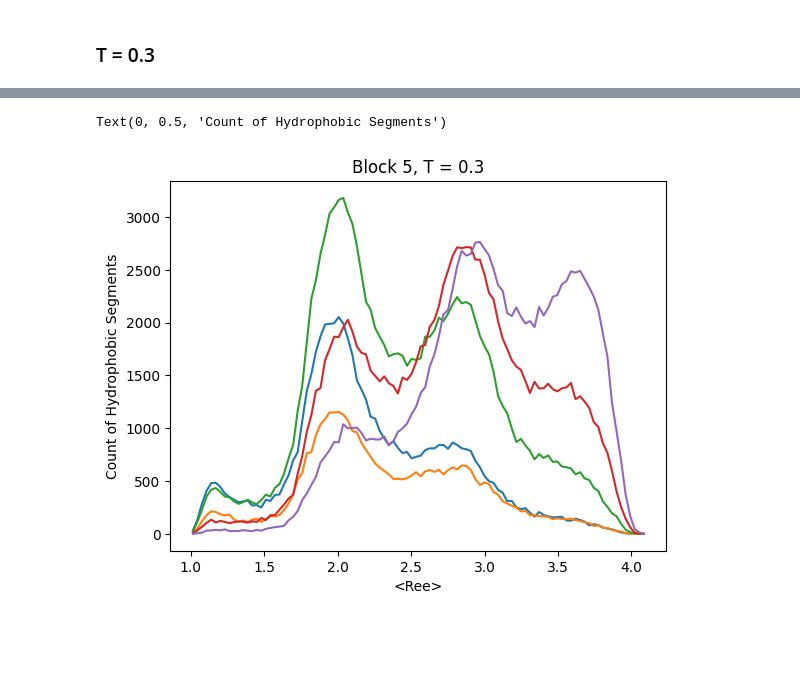
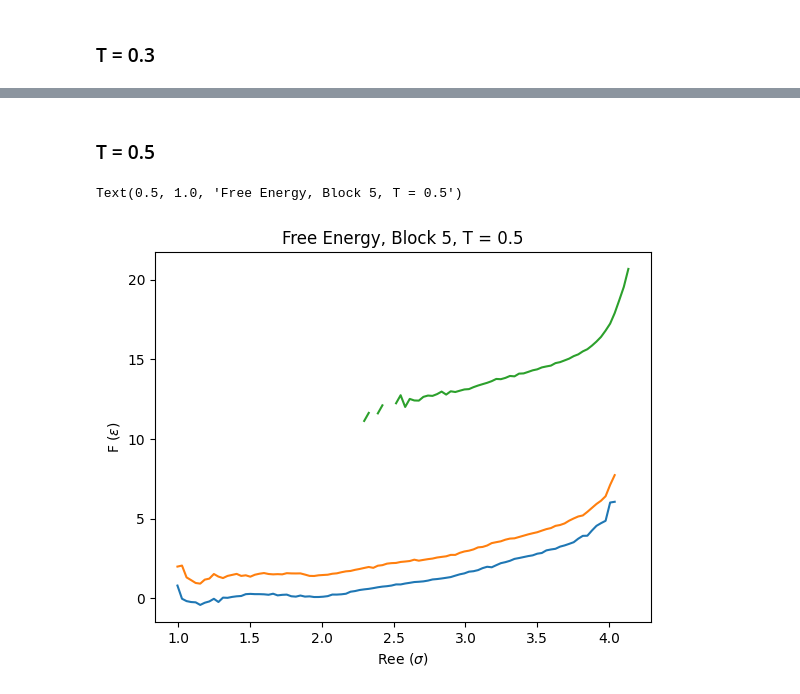
Before and after one commit to VagrantHyp/Code, a Jupyter notebook: Block5.ipynb, the cells around one changed output, grey strips where cells are left out. Cells and saved outputs as stored; diff of their text form; code cells hidden in the pictures; blank space fills up the shorter version.

```diff
--- a/Block5.ipynb
+++ b/Block5.ipynb
@@ -424,6 +671,9 @@ plt.legend()
 # %%
 #Define bin size and domain of order parameter
 bin = 100
-domain = [1, 4.1]
+domain = [0.95, 4.15]
 rang = np.linspace(domain[0], domain[1], bin + 1)
 xh = (rang[:-1]+rang[1:])/2
+cgt = CGT03
+start_i = 5
+end_i = cgt.f.shape[0]
@@ -454,13 +769,39 @@ plt.plot(xh,Hphobic, color = 'black')
+# %% [markdown]
+### T = 0.5
+# %%
+#Define bin size and domain of order parameter
+bin = 100
+domain = [0.98, 4.15]
+rang = np.linspace(domain[0], domain[1], bin + 1)
+xh = (rang[:-1]+rang[1:])/2
+cgt = CGT05
+start_i = 7
+end_i = cgt.f.shape[0]
+# %%
+cTau = np.array([]) #Collect correlation time for each simulation
+samples = []
+for i in range(start_i, end_i):
+    D = segRee(cgt.ParsedRee[i],5, 'Hydrophobic')
+    samples.append(D.flatten())
+
+    #Get correlation time
+    mRee = np.mean(D, axis = 1)
+    cTau = np.append(cTau, ComputeTauC(mRee))
 # %%
-for i in range(5,10):
-    f = CGT03.f[i]
-    D = segRee(CGT03.ParsedRee[i], 5, 'Hydrophobic').flatten()
+#Find simulations with phase coexistence
+Hphobic = np.empty((0,bin))
+
+for i in range(start_i, end_i):
+    f = cgt.f[i]
+    D = segRee(cgt.ParsedRee[i], 5, 'Hydrophobic').flatten()
     prob = np.histogram(D,bins=rang)[0]
-    plt.plot(xh, prob)
+    F = -cgt.t*np.log(prob)+f*xh
+    plt.plot(xh, F)
+    Hphobic = np.append(Hphobic, [F], axis = 0)
 
-plt.title('Block 5, T = 0.3')
-plt.xlabel('<Ree>')
-plt.ylabel('Count of Hydrophobic Segments')
+plt.xlabel("Ree ($\sigma$)")
+plt.ylabel("F ($\epsilon$)")
+plt.title('Free Energy, Block 5, T = 0.5')
 # %% [output]
-Text(0, 0.5, 'Count of Hydrophobic Segments')
+Text(0.5, 1.0, 'Free Energy, Block 5, T = 0.5')
-[figure, old version]
+[figure, new version]
```
Also changed, not shown: parts of 72 cells of this notebook, 6 other files.
